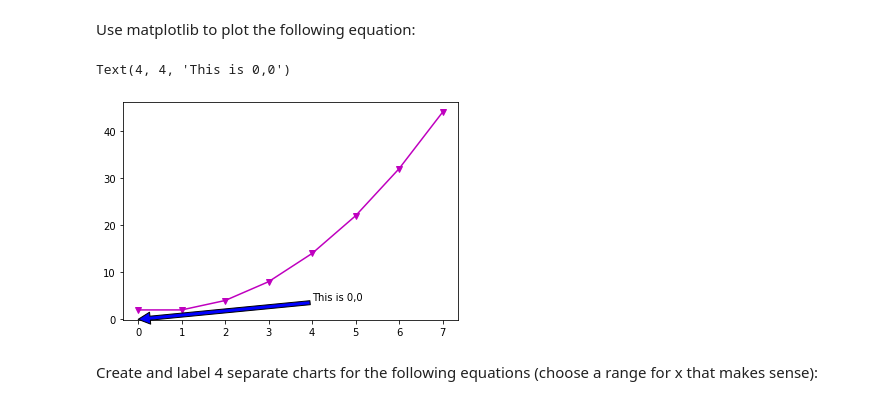
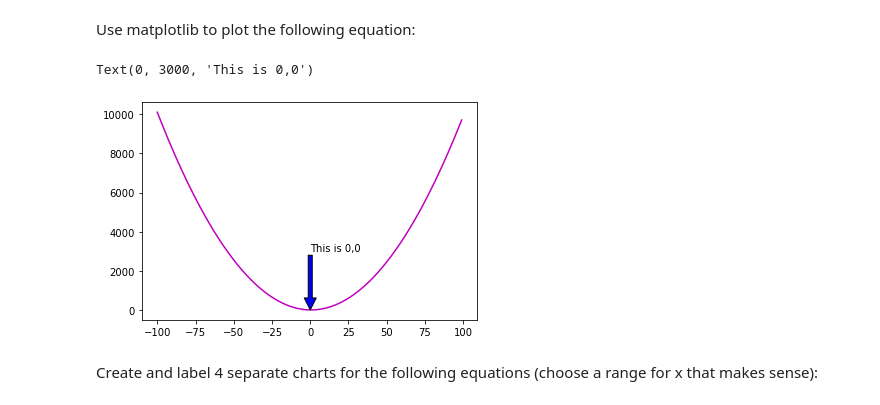
Before and after one commit to GladyBarrios/python-exercises, a Jupyter notebook: matplotlib_exercises.ipynb, the cells around one changed output. Saved outputs shown, nothing was run; the diff lists cells and outputs as text; code cells hidden in the pictures.

```diff
--- a/matplotlib_exercises.ipynb
+++ b/matplotlib_exercises.ipynb
@@ -5,14 +5,14 @@ import matplotlib.pyplot as plt
 # %%
 import math
 # %%
-x = [0,1,2,3,4,5,6,7]
+x = range(-100, 100)
 y = [x ** 2 - x + 2 for x in x]
 # %%
-plt.plot(x,y, color = 'm', marker = 'v')
+plt.plot(x,y, color = 'm')
 
-plt.annotate('This is 0,0', xy = (0,0), xytext= (4,4), arrowprops = dict(facecolor = 'blue'))
+plt.annotate('This is 0,0', xy = (0,0), xytext= (0,3000), arrowprops = dict(facecolor = 'blue'))
 # %% [output]
-Text(4, 4, 'This is 0,0')
+Text(0, 3000, 'This is 0,0')
-[figure, old version]
+[figure, new version]
 # %% [markdown]
 Create and label 4 separate charts for the following equations (choose a range for x that makes sense):
```
Also changed, not shown: parts of 8 cells of this notebook, 4 other files.
